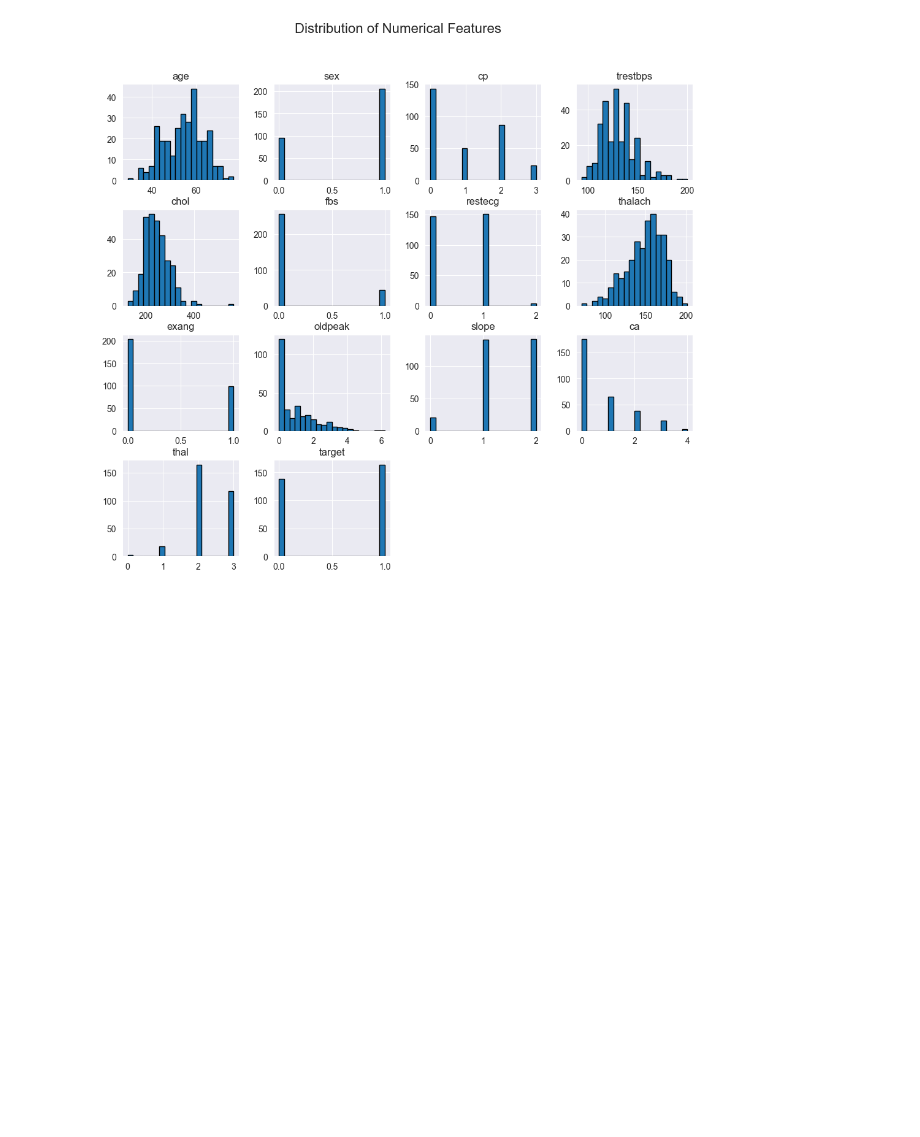
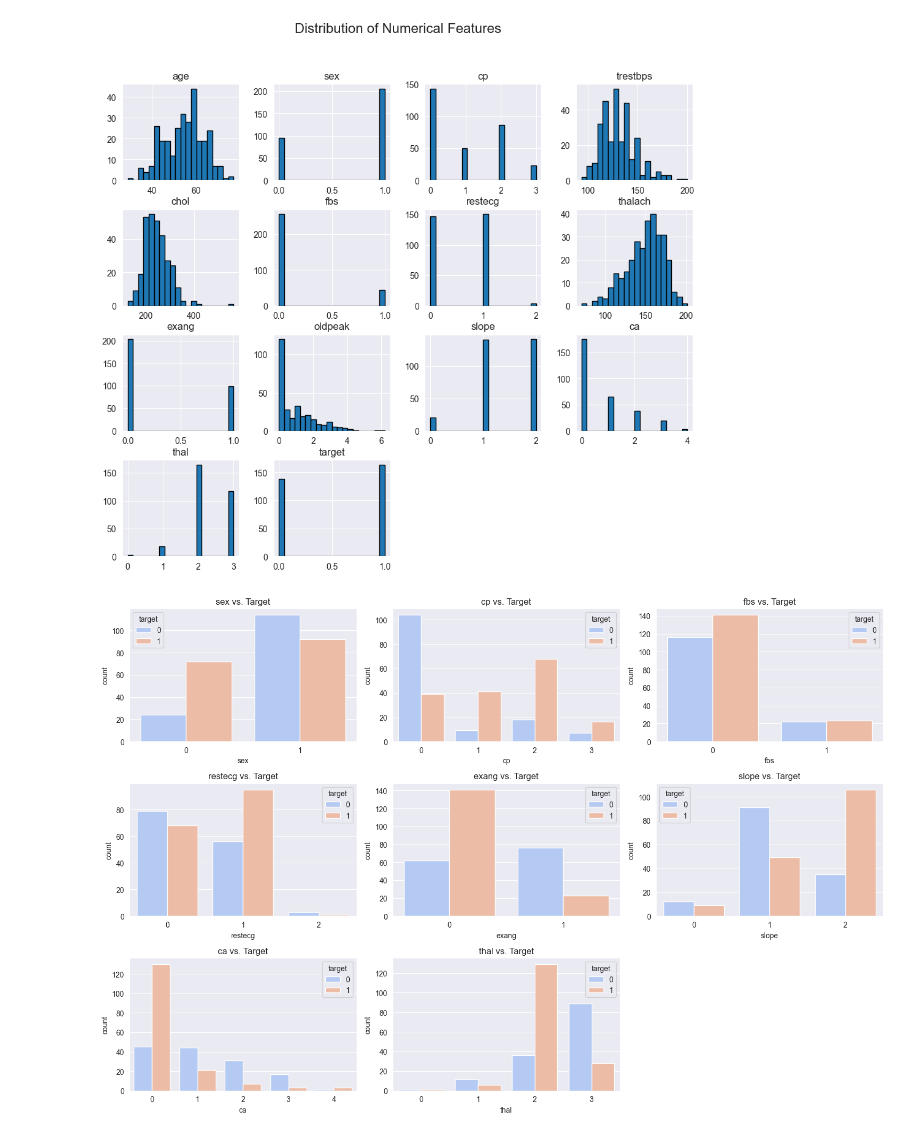
Before and after one commit to DKB-Erico/codveda_data_science, a Jupyter notebook: Exploratory Data Analysis (EDA).ipynb, the cells around one changed output. Saved outputs shown, nothing was run; the diff lists cells and outputs as text; code cells hidden in the pictures; blank space fills up the shorter version.

Commit message:
Used histograms to show variations in categories between subjects with and without target variable

```diff
--- a/Exploratory Data Analysis (EDA).ipynb
+++ b/Exploratory Data Analysis (EDA).ipynb
@@ -101,3 +102,16 @@ plt.suptitle("Distribution of Numerical Features", fontsize = 16)
 plt.show()
 # %% [output]
 [figure]
+# %%
+# Plotting categorical variables against target
+categorical_cols = ["sex", "cp", "fbs", "restecg", "exang", "slope", "ca", "thal"]
+
+plt.figure(figsize = (15, 10))
+for i, col in enumerate(categorical_cols[:8]):
+    plt.subplot(3, 3, i + 1)
+    sns.countplot(x = col, hue = "target", data = df, palette = "coolwarm")
+    plt.title(f"{col} vs. Target")
+    plt.tight_layout()
+plt.show()
+# %% [output]
+[figure, added]
```
Also changed, not shown: parts of 1 cell of this notebook.
